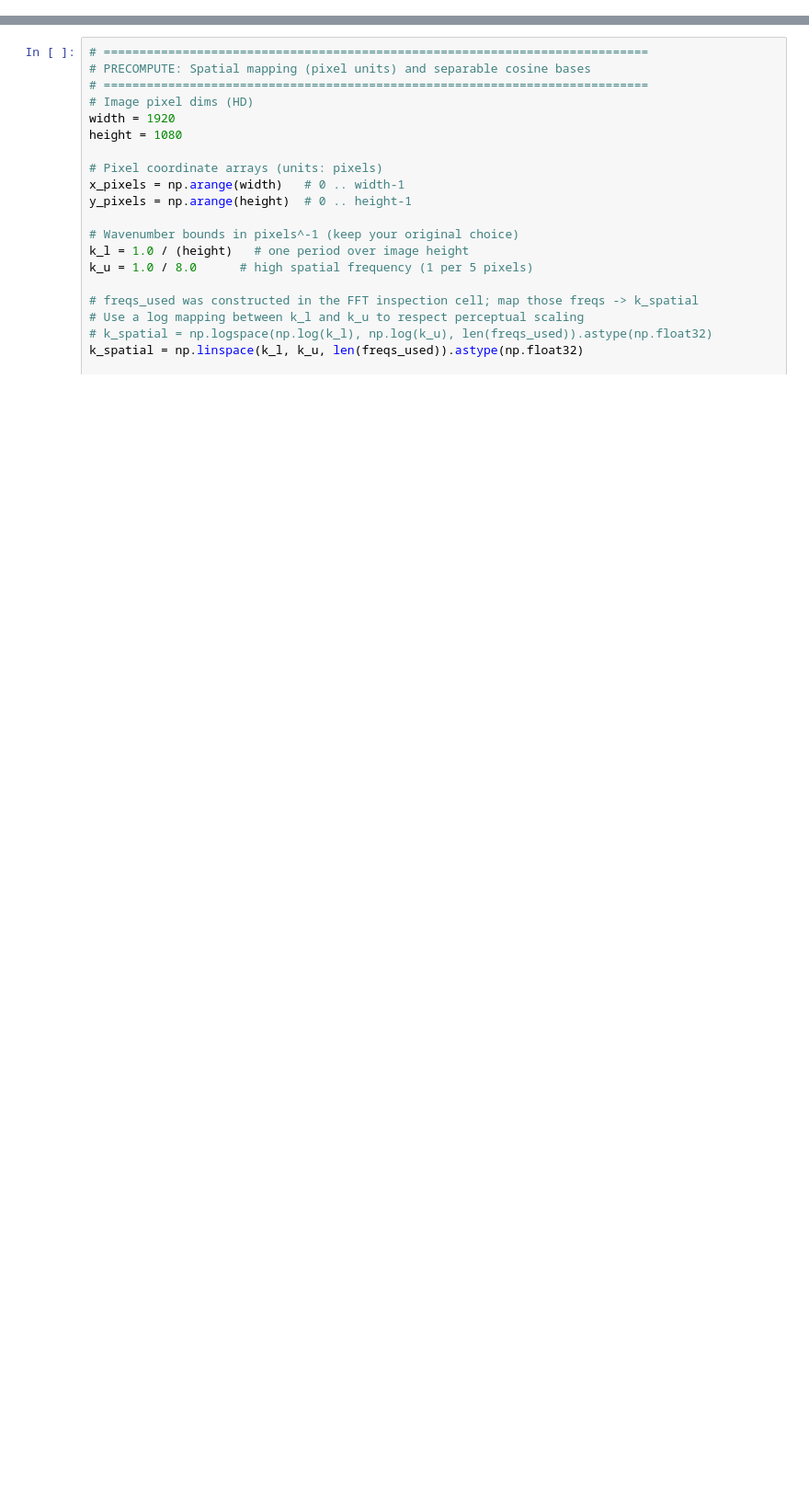
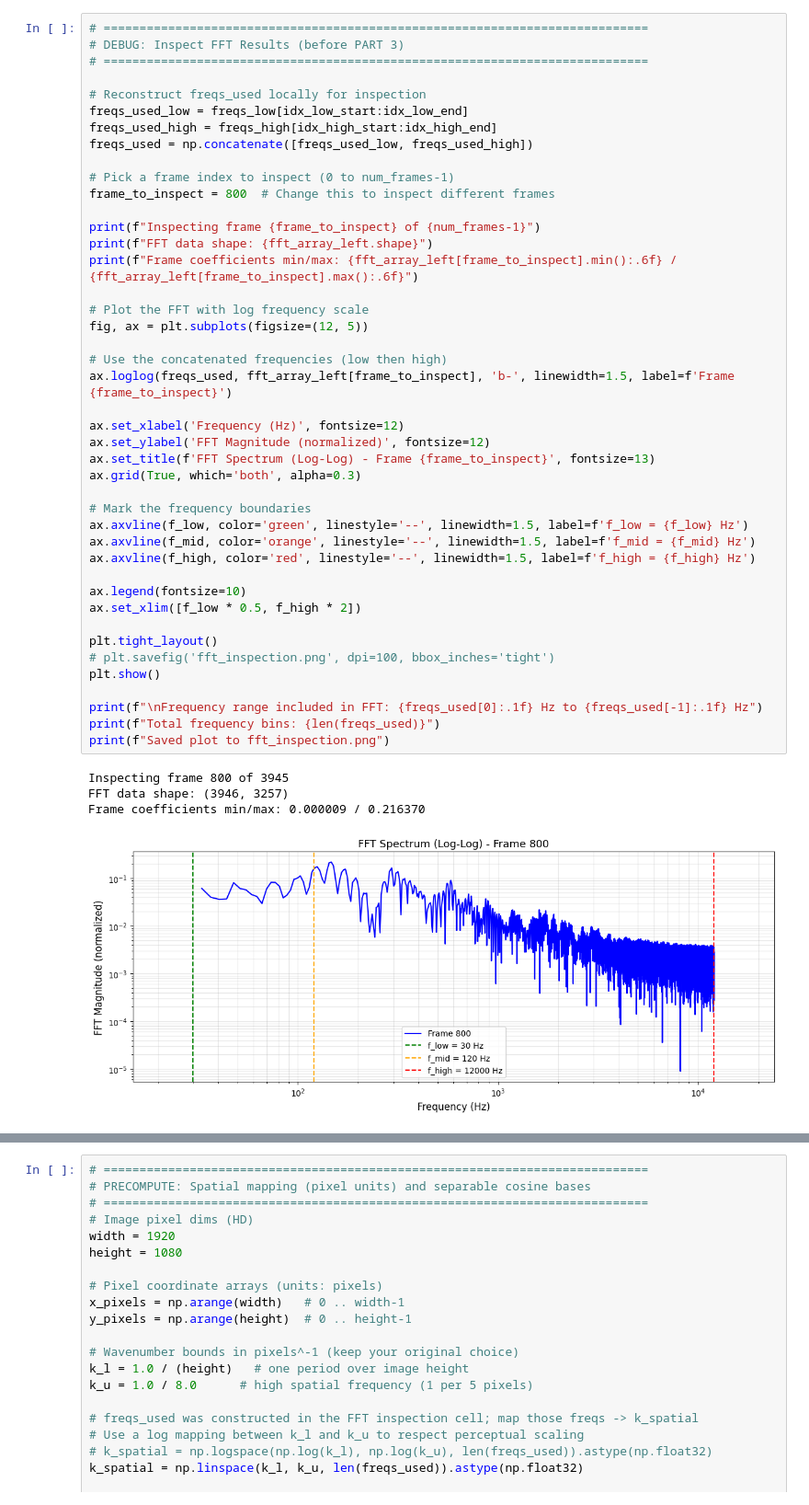
Before and after one commit to jeremyrestes/auviz, a Jupyter notebook: cartesian_ai_vis.ipynb, the cells around one changed output, grey strips where cells are left out. Shown at 92% size. Drawn from its saved outputs; the diff is of its cells as text; blank space fills up the shorter version.

Commit message:
pre new color map and gui

```diff
--- a/cartesian_ai_vis.ipynb
+++ b/cartesian_ai_vis.ipynb
@@ -483,2 +434,50 @@ Step 1: Frame maxima statistics (RAW FFT):
 
 ✓ RIGHT CHANNEL - Outlier clipping and normalization complete
+# %%
+# ============================================================================
+# DEBUG: Inspect FFT Results (before PART 3)
+# ============================================================================
+
+# Reconstruct freqs_used locally for inspection
+freqs_used_low = freqs_low[idx_low_start:idx_low_end]
+freqs_used_high = freqs_high[idx_high_start:idx_high_end]
+freqs_used = np.concatenate([freqs_used_low, freqs_used_high])
+
+# Pick a frame index to inspect (0 to num_frames-1)
+frame_to_inspect = 800  # Change this to inspect different frames
+
+print(f"Inspecting frame {frame_to_inspect} of {num_frames-1}")
+print(f"FFT data shape: {fft_array_left.shape}")
+print(f"Frame coefficients min/max: {fft_array_left[frame_to_inspect].min():.6f} / {fft_array_left[frame_to_inspect].max():.6f}")
+
+# Plot the FFT with log frequency scale
+fig, ax = plt.subplots(figsize=(12, 5))
+
+# Use the concatenated frequencies (low then high)
+ax.loglog(freqs_used, fft_array_left[frame_to_inspect], 'b-', linewidth=1.5, label=f'Frame {frame_to_inspect}')
+
+ax.set_xlabel('Frequency (Hz)', fontsize=12)
+ax.set_ylabel('FFT Magnitude (normalized)', fontsize=12)
+ax.set_title(f'FFT Spectrum (Log-Log) - Frame {frame_to_inspect}', fontsize=13)
+ax.grid(True, which='both', alpha=0.3)
+
+# Mark the frequency boundaries
+ax.axvline(f_low, color='green', linestyle='--', linewidth=1.5, label=f'f_low = {f_low} Hz')
+ax.axvline(f_mid, color='orange', linestyle='--', linewidth=1.5, label=f'f_mid = {f_mid} Hz')
+ax.axvline(f_high, color='red', linestyle='--', linewidth=1.5, label=f'f_high = {f_high} Hz')
+
+ax.legend(fontsize=10)
+ax.set_xlim([f_low * 0.5, f_high * 2])
+
+plt.tight_layout()
+# plt.savefig('fft_inspection.png', dpi=100, bbox_inches='tight')
+plt.show()
+
+print(f"\nFrequency range included in FFT: {freqs_used[0]:.1f} Hz to {freqs_used[-1]:.1f} Hz")
+print(f"Total frequency bins: {len(freqs_used)}")
+print(f"Saved plot to fft_inspection.png")
+# %% [output]
+Inspecting frame 800 of 3945
+FFT data shape: (3946, 3257)
+Frame coefficients min/max: 0.000009 / 0.216370
+[figure, added]
```
Also changed, not shown: parts of 14 cells of this notebook.
